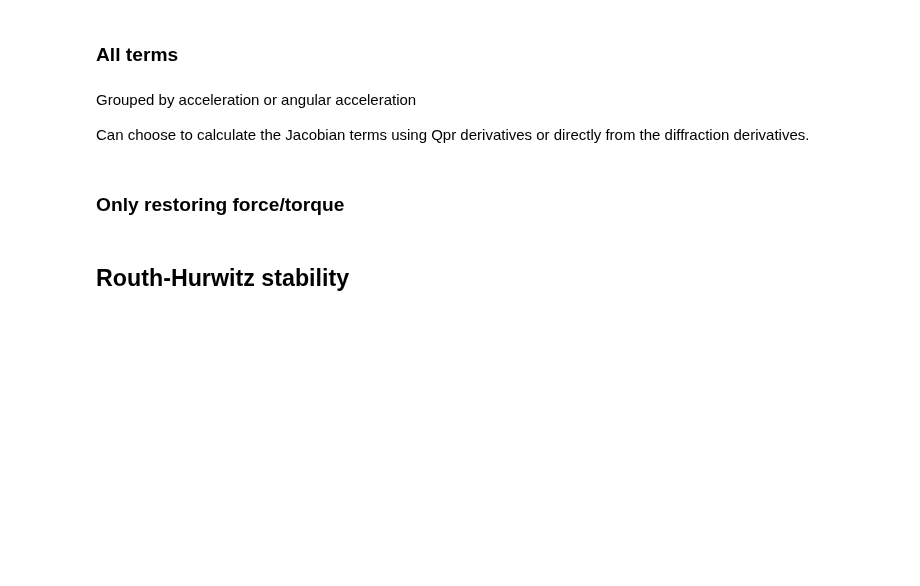
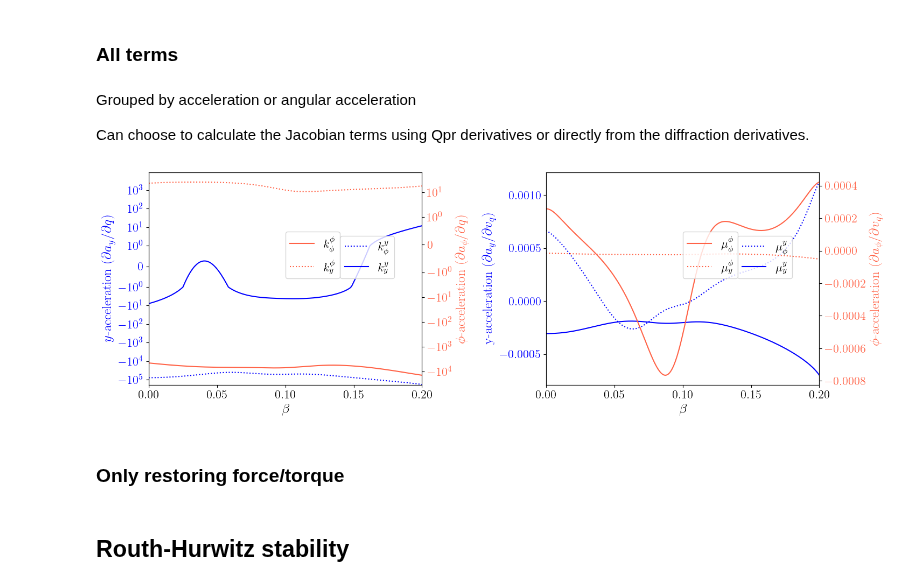
Before and after one commit to jadonylin/relativistic-lightsail-dynamics, a Jupyter notebook: Dynamics/plot_lsa_spectra.ipynb, the cells around one changed output. Saved outputs shown, nothing was run; the diff lists cells and outputs as text; code cells hidden in the pictures; blank space fills up the shorter version.

Commit message:
Fix stiffness figure labels when Jacobian is not normalised

```diff
--- a/Dynamics/plot_lsa_spectra.ipynb
+++ b/Dynamics/plot_lsa_spectra.ipynb
@@ -61,7 +61,7 @@ final_speed = 20.
 speed_range = np.array([0.,final_speed])
 wavelength_range = np.array([1., 1./parameters.D1_ND([0.2,0.])])
 num_points = 200
-normalise = True  # Normalise the Jacobian
+normalise = False  # Normalise the Jacobian
 
 # Calculate the linear stability information for the chosen grating whose eigenvectors
 # you wish to plot alongside the dynamics
@@ -242,9 +238,9 @@ ax.plot(betas, kyphi,  label=r"$k^y_\phi$",color=colorY,linestyle="dotted")
 ax.plot(betas, kyy,    label=r"$k^y_y$",color=colorY)
 
 ax.set_xlabel(r"$\beta$")
-ax.set_ylabel(r"Norm. $y$-acceleration ($\partial a_y/\partial q$)",color=colorY)
+ay_coord_label = r"Norm. $y$-acceleration ($\partial a_y/\partial q$)" if normalise else r"$y$-acceleration ($\partial a_y/\partial q$)"
+ax.set_ylabel(ay_coord_label,color=colorY)
 ax.tick_params(axis='y',labelcolor=colorY)
-
 
 # ax.hlines(0,0,5,"k","dashed",alpha=0.2)
 t = ax.get_ylim()
@@ -254,11 +250,14 @@ ax1 = ax.twinx()
 ax1.plot(betas, kphiy,  label=r"$k^\phi_y$",color=colorvphi,linestyle="dotted")
 ax1.plot(betas,kphiphi,label=r"$k^\phi_\phi$",color=colorvphi)
 
-ax1.set_ylabel(r"Norm. $\phi$-acceleration ($\partial a_\phi/\partial q$)",color=colorvphi)
+aphi_coord_label = r"Norm. $\phi$-acceleration ($\partial a_\phi/\partial q$)" if normalise else r"$\phi$-acceleration ($\partial a_\phi/\partial q$)"
+ax1.set_ylabel(aphi_coord_label,color=colorvphi)
 ax1.tick_params(axis='y',labelcolor=colorvphi)
 
 
-ax.set_ylim(t)
+# ax.set_ylim(t)
+ax.set_yscale('symlog', linthresh=1)
+ax1.set_yscale('symlog', linthresh=1)
 ax.set_xlim(betas[0],betas[-1])
 
 # ax.set_xticks([0,1,1.45,2,3,4,5])
@@ -275,39 +274,42 @@ ax2.plot(betas,muyphi, label=r"$\mu^y_\phi$", color=colorY,linestyle="dotted")
 ax2.plot(betas,muyy, label=r"$\mu^y_y$",color=colorY)
 ax2
 ax2.set_xlabel(r"$\beta$")
-ax2.set_ylabel(r"Norm. y-acceleration ($\partial a_y/\partial v_q$)", color=colorY)
+ay_vel_label = r"Norm. y-acceleration ($\partial a_y/\partial v_q$)" if normalise else r"y-acceleration ($\partial a_y/\partial v_q$)"
+ax2.set_ylabel(ay_vel_label, color=colorY)
 ax2.tick_params(axis='y', labelcolor=colorY)
 
 t=ax2.get_ylim()
 ax2b=ax2.twinx()
 
 ax2b.plot(betas,muphiy, label=r"$\mu^\phi_y$",color=colorvphi,linestyle="dotted")
 ax2b.plot(betas,muphiphi, label=r"$\mu^\phi_\phi$", color=colorvphi)
 
-
-ax2b.set_ylabel(r"Norm. $\phi$-acceleration ($\partial a_\phi/\partial v_q$)",color=colorvphi)
+aphi_vel_label = r"Norm. $\phi$-acceleration ($\partial a_\phi/\partial v_q$)" if normalise else r"$\phi$-acceleration ($\partial a_\phi/\partial v_q$)"
+ax2b.set_ylabel(aphi_vel_label,color=colorvphi)
 ax2b.tick_params(axis='y',labelcolor=colorvphi)
 
 # # Does not correspond to 1.28%
 # ax.vlines(1.4507253626813408,t[0],0,color='k',linestyle='dashed',alpha=0.2)
 # ax.hlines(0,0,1.4507253626813408,color='k',linestyle='dashed',alpha=0.2)
 
 ax2.set_ylim(t)
 ax2.set_xlim(betas[0],betas[-1])
 
 # ax.set_xticks([0,1,1.45,2,3,4,5])
 
 handles, labels = ax2.get_legend_handles_labels()
 handles1, labels1 = ax2b.get_legend_handles_labels()
 order = [0,1]
 order1=[1,0]
 ax2.legend([handles[idx] for idx in order],[labels[idx] for idx in order],loc=(0.5+0.2,0.5))
 ax2b.legend([handles1[idx] for idx in order1],[labels1[idx] for idx in order1],loc=(0.5,0.5))
 
 stiff_fig.tight_layout()
 ftype = ".pdf"
 save_fname = fname_preamble + f"/Dynamics/{runID}_jacobian_coefficients_normalise{normalise}" + ftype
 stiff_fig.savefig(save_fname, bbox_inches="tight")
+# %% [output]
+[figure, added]
 # %% [markdown]
 ### Only restoring force/torque
 # %%
```
Also changed, not shown: parts of 2 cells of this notebook.
